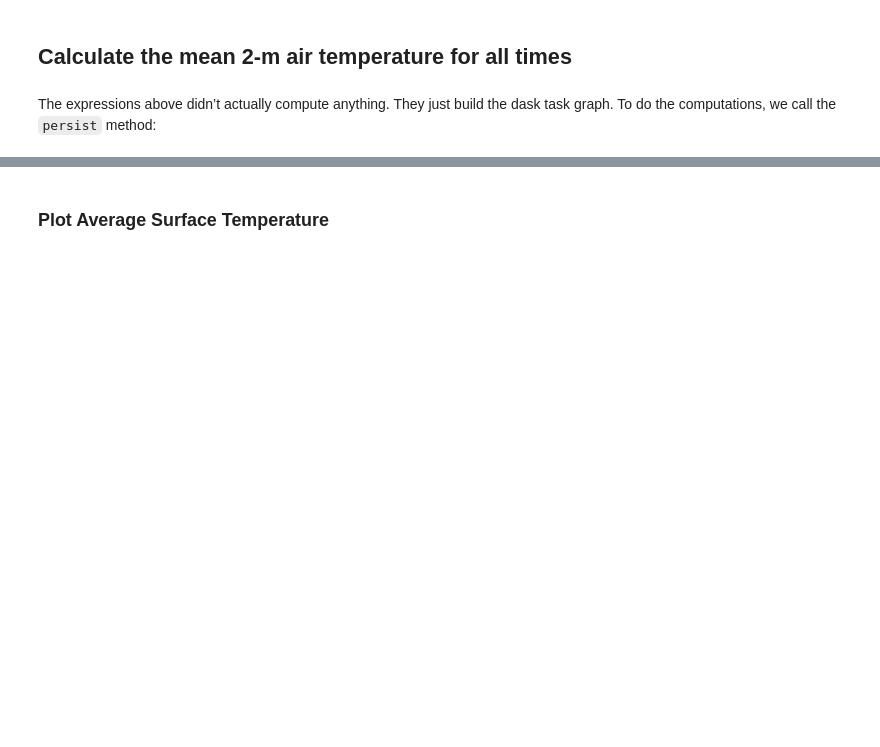
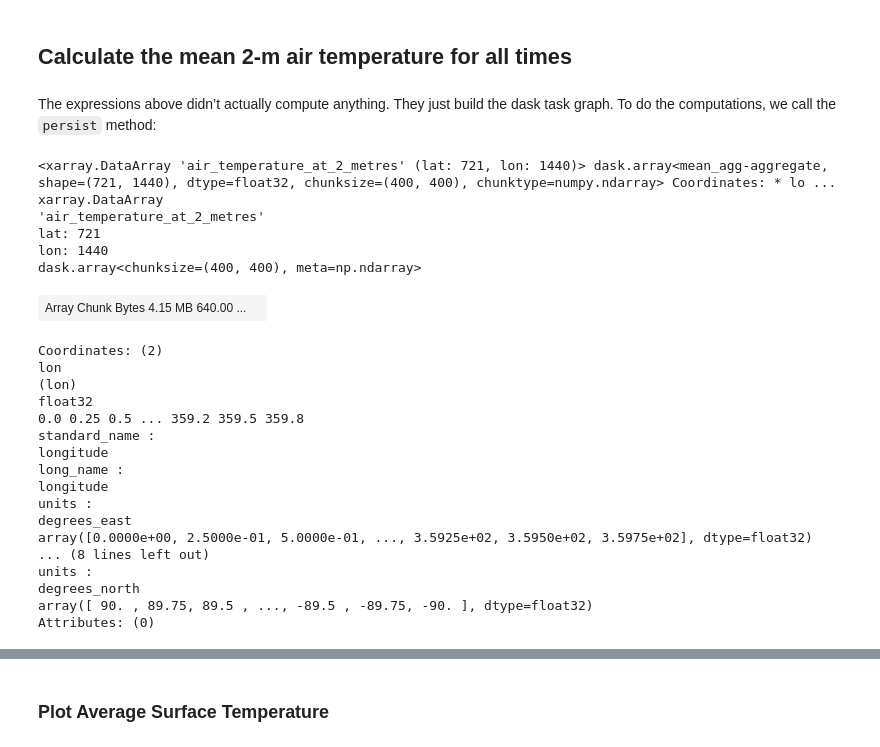
Before and after one commit to awslabs/amazon-asdi, a Jupyter notebook: examples/dask/notebooks/era5.ipynb, the cells around one changed output, grey strips where cells are left out. Drawn from its saved outputs; the diff is of its cells as text; code cells hidden in the pictures; blank space fills up the shorter version.

```diff
--- a/examples/dask/notebooks/era5.ipynb
+++ b/examples/dask/notebooks/era5.ipynb
@@ -122,3 +196,30 @@ ds.air_temperature_at_2_metres.attrs['units'] = 'F'
 temp_mean = ds['air_temperature_at_2_metres'].mean(dim='time0')
 # %% [markdown]
 The expressions above didn’t actually compute anything. They just build the dask task graph. To do the computations, we call the `persist` method:
+# %%
+temp_mean
+# %% [output]
+<xarray.DataArray 'air_temperature_at_2_metres' (lat: 721, lon: 1440)> dask.array<mean_agg-aggregate, shape=(721, 1440), dtype=float32, chunksize=(400, 400), chunktype=numpy.ndarray> Coordinates: * lo ...
+xarray.DataArray
+'air_temperature_at_2_metres'
+lat: 721
+lon: 1440
+dask.array<chunksize=(400, 400), meta=np.ndarray>
+| Array Chunk Bytes 4.15 MB 640.00 ... |  |
+Coordinates: (2)
+lon
+(lon)
+float32
+0.0 0.25 0.5 ... 359.2 359.5 359.8
+standard_name :
+longitude
+long_name :
+longitude
+units :
+degrees_east
+array([0.0000e+00, 2.5000e-01, 5.0000e-01, ..., 3.5925e+02, 3.5950e+02, 3.5975e+02], dtype=float32)
+... (8 lines left out)
+units :
+degrees_north
+array([ 90. , 89.75, 89.5 , ..., -89.5 , -89.75, -90. ], dtype=float32)
+Attributes: (0)
```
Also changed, not shown: parts of 22 cells of this notebook.
